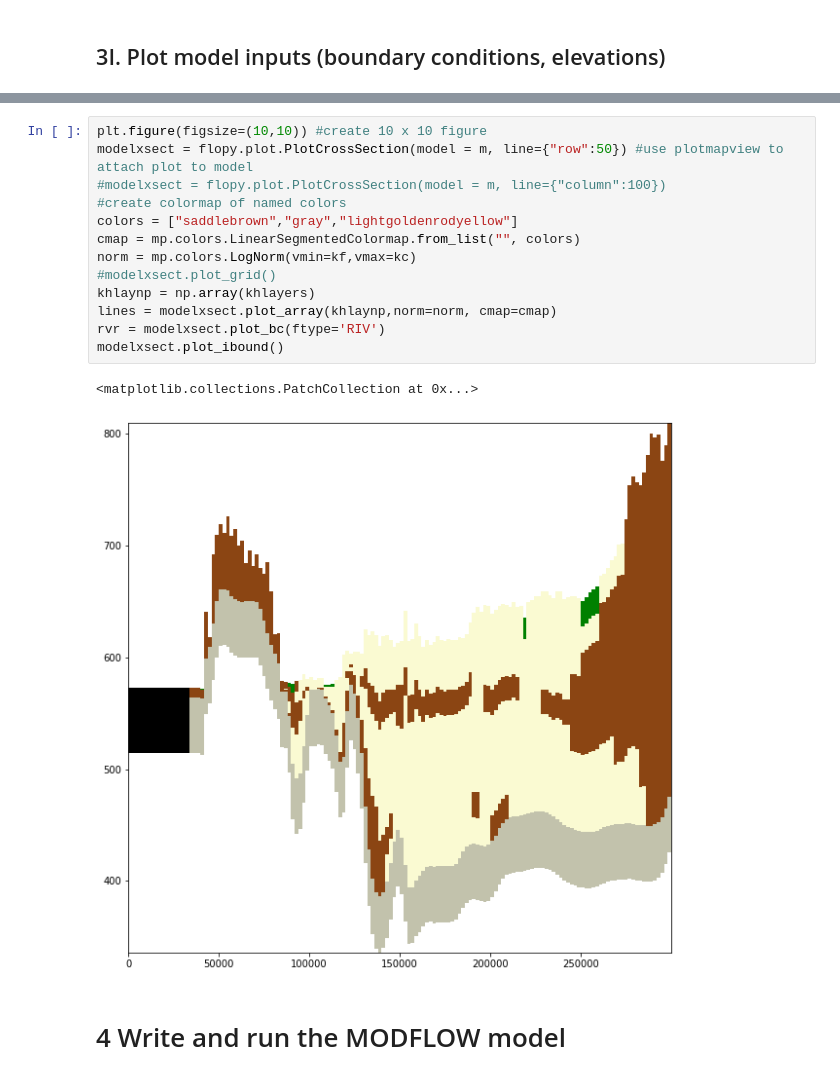
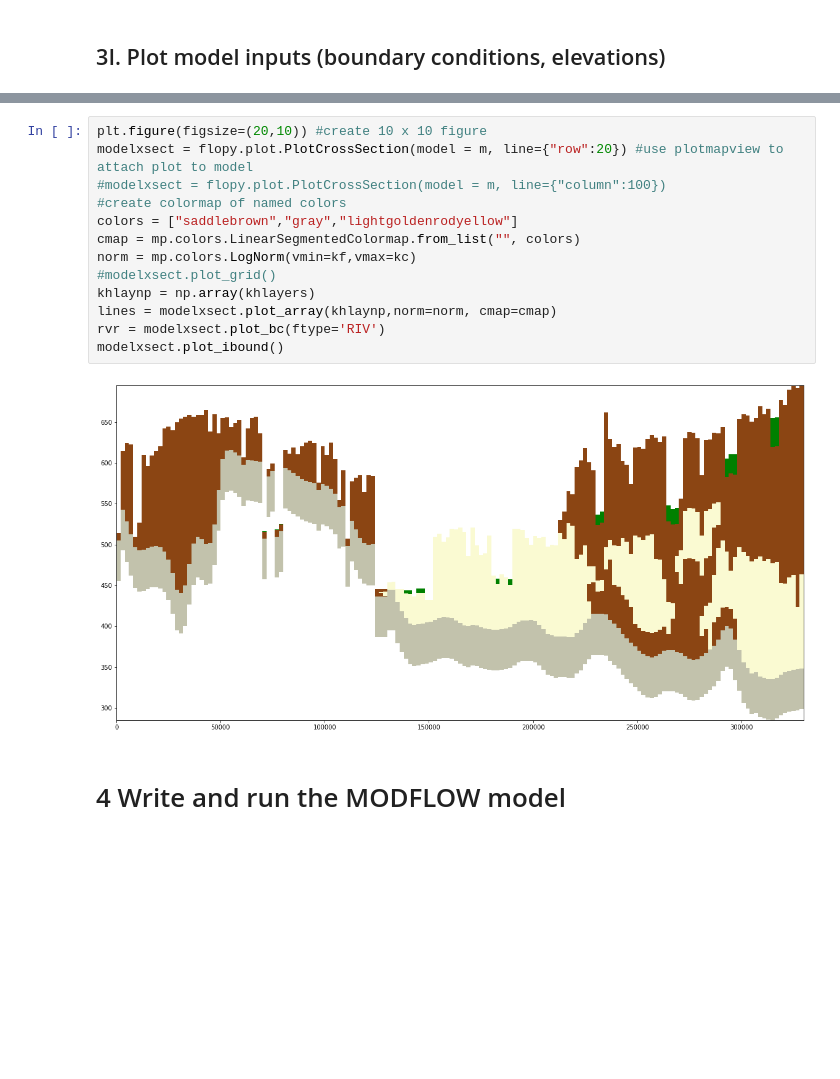
Before and after one commit to dbabrams/MasonCounty, a Jupyter notebook: MasonCountyFloPyModelApril10pcg_CoLabLaunch.ipynb, the cells around one changed output, grey strips where cells are left out. Cells and saved outputs as stored; diff of their text form; blank space fills up the shorter version.

```diff
--- a/MasonCountyFloPyModelApril10pcg_CoLabLaunch.ipynb
+++ b/MasonCountyFloPyModelApril10pcg_CoLabLaunch.ipynb
@@ -496,19 +492,18 @@ np.array(khlayers).shape
 # %%
-plt.figure(figsize=(10,10)) #create 10 x 10 figure
-modelxsect = flopy.plot.PlotCrossSection(model = m, line={"row":50}) #use plotmapview to attach plot to model
+plt.figure(figsize=(20,10)) #create 10 x 10 figure
+modelxsect = flopy.plot.PlotCrossSection(model = m, line={"row":20}) #use plotmapview to attach plot to model
 #modelxsect = flopy.plot.PlotCrossSection(model = m, line={"column":100})
 #create colormap of named colors
 colors = ["saddlebrown","gray","lightgoldenrodyellow"]
 cmap = mp.colors.LinearSegmentedColormap.from_list("", colors)
 norm = mp.colors.LogNorm(vmin=kf,vmax=kc)
 #modelxsect.plot_grid()
 khlaynp = np.array(khlayers)
 lines = modelxsect.plot_array(khlaynp,norm=norm, cmap=cmap)
 rvr = modelxsect.plot_bc(ftype='RIV')
 modelxsect.plot_ibound()
 # %% [output]
-<matplotlib.collections.PatchCollection at 0x...>
-[figure, old version]
+[figure, new version]
 # %% [markdown]
 # 4 Write and run the MODFLOW model
 # %%
```
Also changed, not shown: parts of 12 cells of this notebook.
